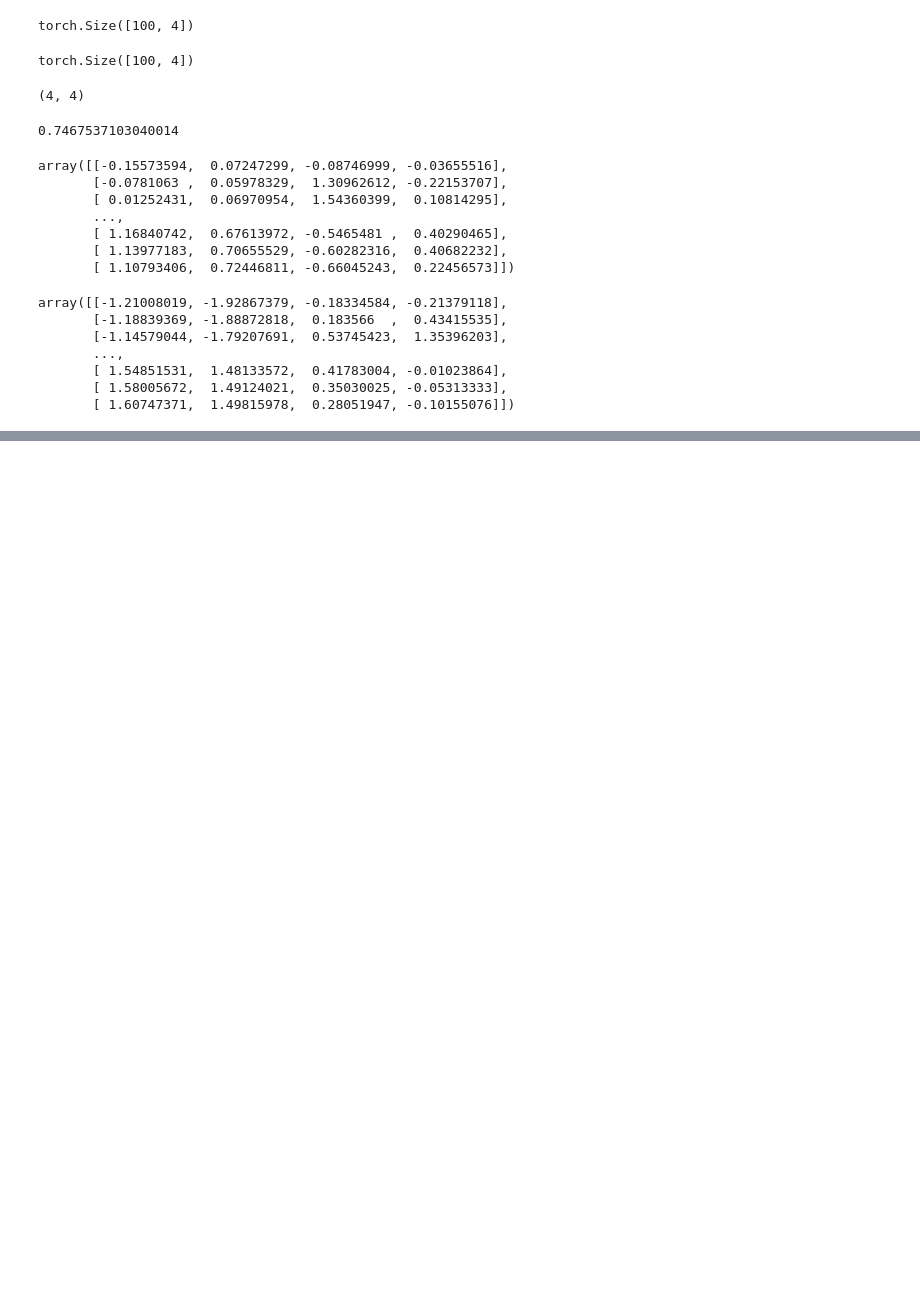
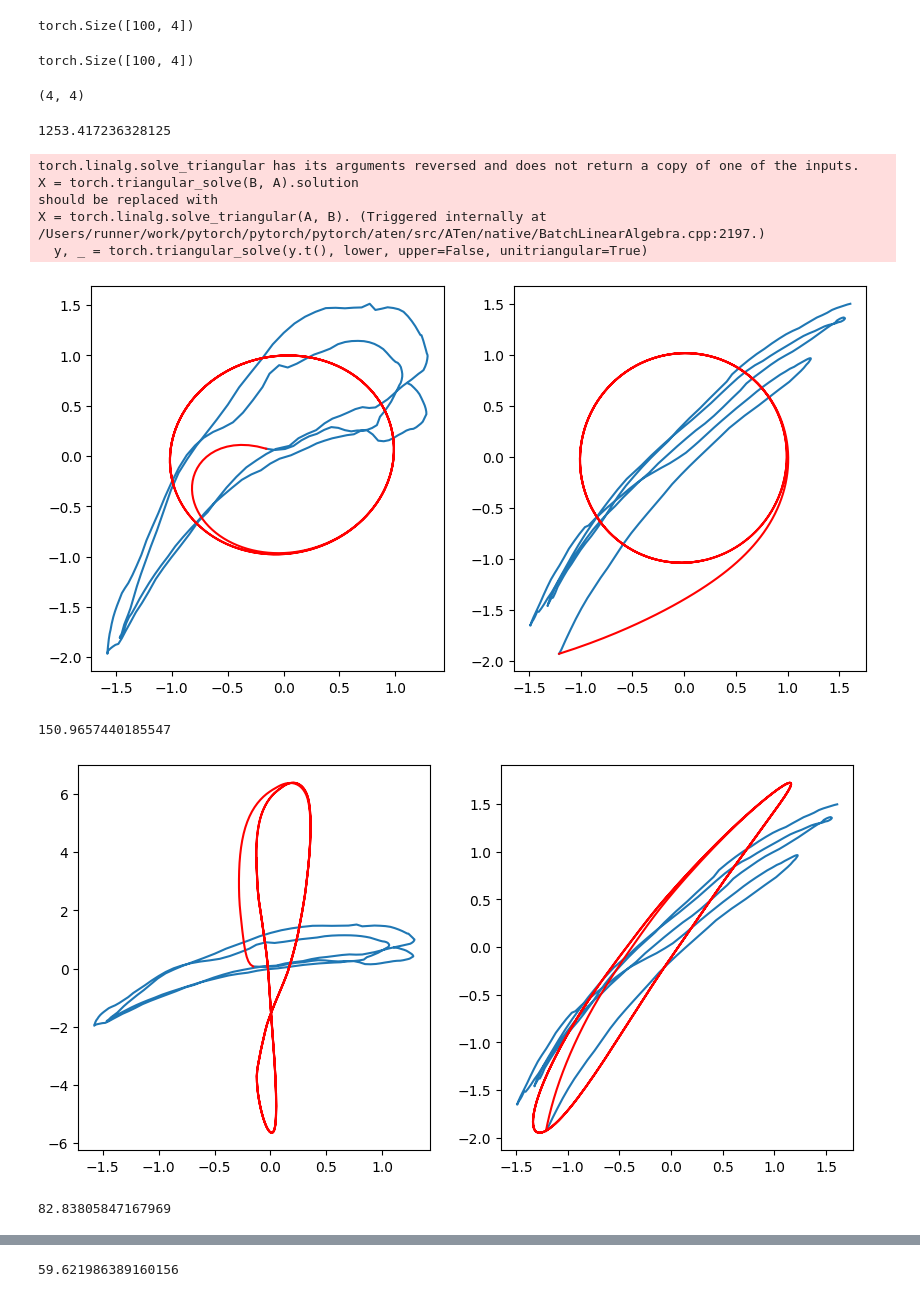
Before and after one commit to arnebackstein/iflow, a Jupyter notebook: hr_version3.ipynb, the cells around one changed output, grey strips where cells are left out. Drawn from its saved outputs; the diff is of its cells as text; code cells hidden in the pictures; blank space fills up the shorter version.

```diff
--- a/hr_version3.ipynb
+++ b/hr_version3.ipynb
@@ -206,27 +206,16 @@ def train(depth, weight_decay=0.1, lr=0.001, nr_epochs=10_000, plotting=True, ea
 
                 plt.show()
     return likelihood_hist, steps_hist
-# %%
-mean_squared_error(data.train_data[:, :, :data.dim_h][0], data.train_data[:, :, data.dim_h:][0])
-# %% [output]
-0.7467537103040014
-# %%
-data.train_data[:, :, :data.dim_h][0]
-# %% [output]
-array([[-0.15573594,  0.07247299, -0.08746999, -0.03655516],
-       [-0.0781063 ,  0.05978329,  1.30962612, -0.22153707],
-       [ 0.01252431,  0.06970954,  1.54360399,  0.10814295],
-       ...,
-       [ 1.16840742,  0.67613972, -0.5465481 ,  0.40290465],
-       [ 1.13977183,  0.70655529, -0.60282316,  0.40682232],
-       [ 1.10793406,  0.72446811, -0.66045243,  0.22456573]])
-# %%
-data.train_data[:, :, data.dim_h:][0]
-# %% [output]
-array([[-1.21008019, -1.92867379, -0.18334584, -0.21379118],
-       [-1.18839369, -1.88872818,  0.183566  ,  0.43415535],
-       [-1.14579044, -1.79207691,  0.53745423,  1.35396203],
-       ...,
-       [ 1.54851531,  1.48133572,  0.41783004, -0.01023864],
-       [ 1.58005672,  1.49124021,  0.35030025, -0.05313333],
-       [ 1.60747371,  1.49815978,  0.28051947, -0.10155076]])
+# %%
+train(5, weight_decay=0.1, lr=0.001, nr_epochs=1_000, plotting=True, early_stopping=False)
+# %% [output]
+1253.417236328125
+torch.linalg.solve_triangular has its arguments reversed and does not return a copy of one of the inputs.
+X = torch.triangular_solve(B, A).solution
+should be replaced with
+X = torch.linalg.solve_triangular(A, B). (Triggered internally at /Users/runner/work/pytorch/pytorch/pytorch/aten/src/ATen/native/BatchLinearAlgebra.cpp:2197.)
+  y, _ = torch.triangular_solve(y.t(), lower, upper=False, unitriangular=True)
+[figure, added]
+150.9657440185547
+[figure, added]
+82.83805847167969
@@ -232,0 +223 @@ array([[-1.21008019, -1.92867379, -0.18334584, -0.21379118],
+59.621986389160156
```
Also changed, not shown: parts of 6 cells of this notebook, 2 other files.
